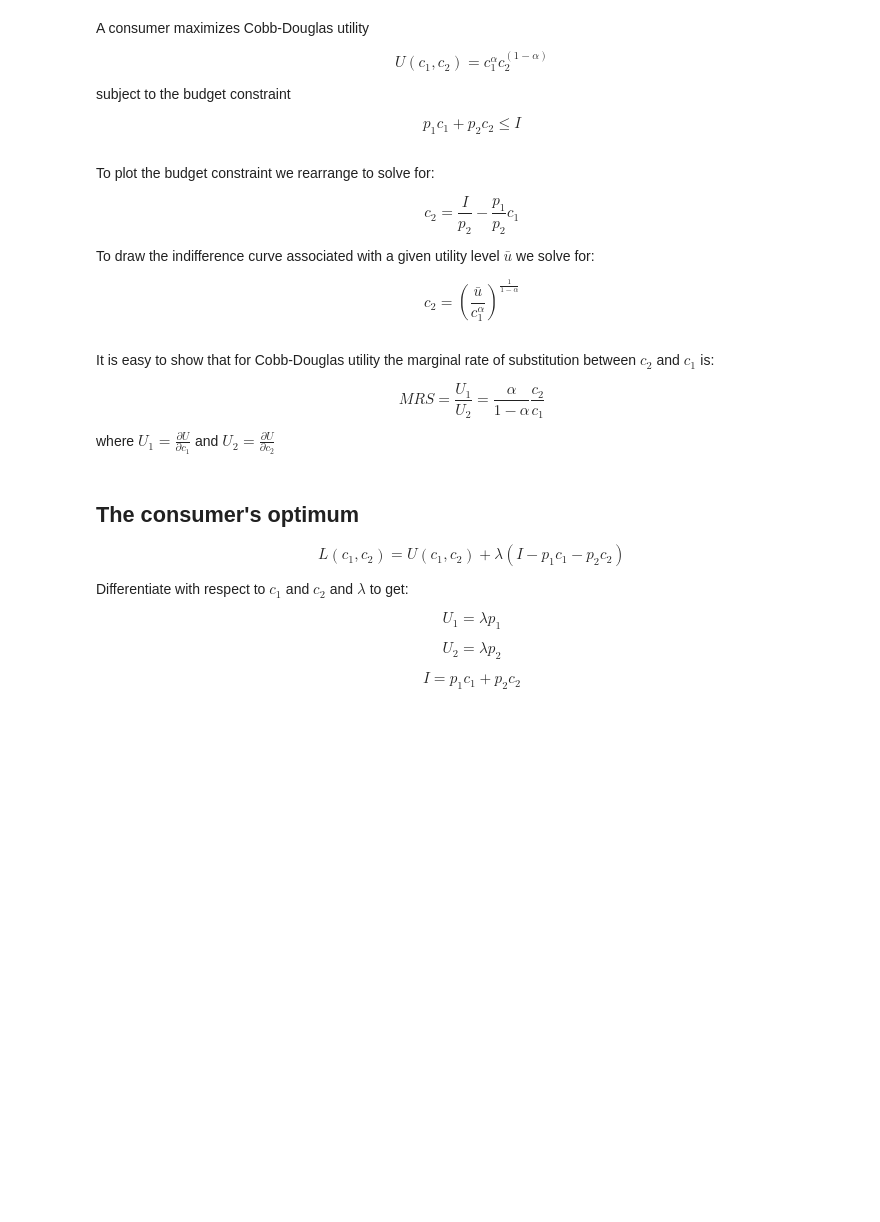
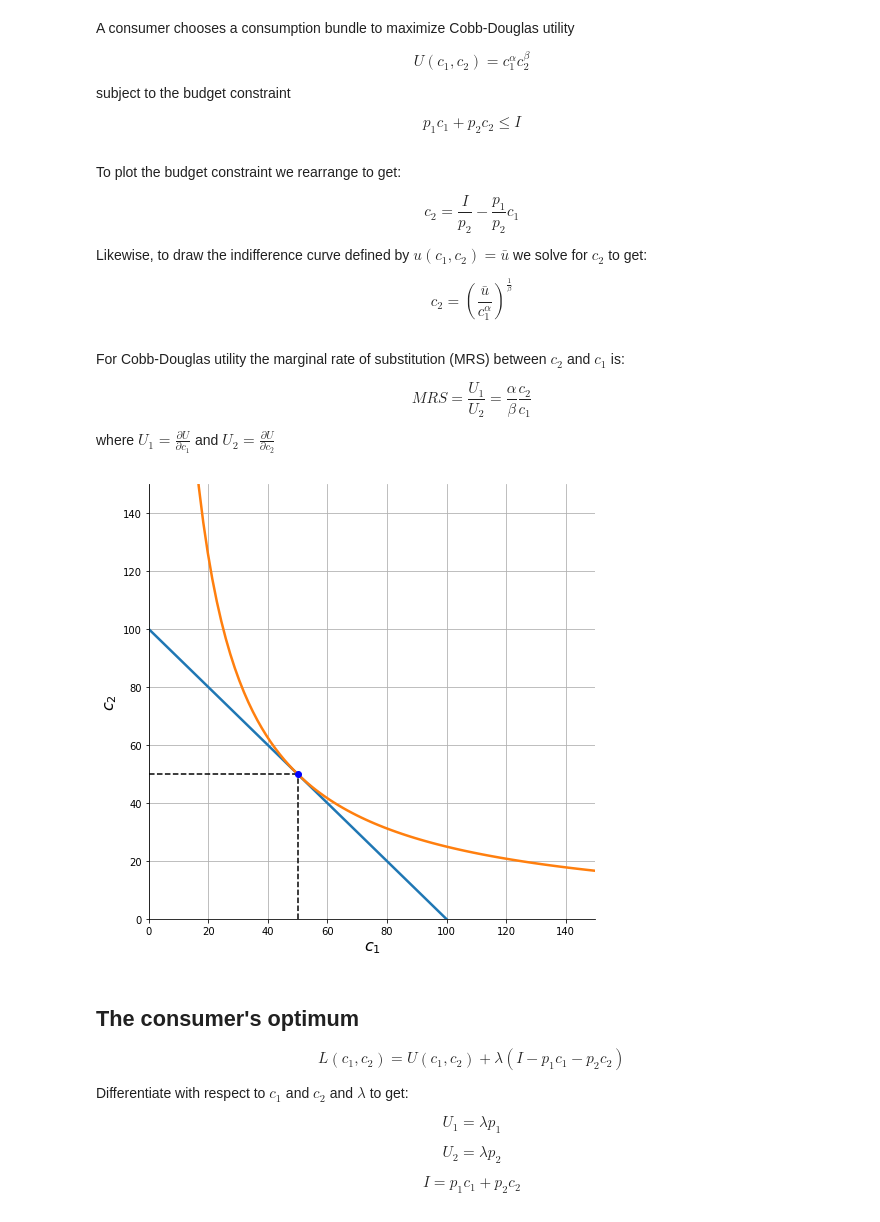
Before and after one commit to jhconning/Dev-II, a Jupyter notebook: notebooks/consume_opt1.ipynb, the cells around one changed output. Cells and saved outputs as stored; diff of their text form; code cells hidden in the pictures; blank space fills up the shorter version.

```diff
--- a/notebooks/consume_opt1.ipynb
+++ b/notebooks/consume_opt1.ipynb
@@ -7,22 +9,22 @@ We first solve for the simplest generic consumer maximization problem over two g
 # %% [markdown]
-A consumer maximizes Cobb-Douglas utility
+A consumer chooses a consumption bundle to maximize Cobb-Douglas utility
 
-$$U(c_1,c_2) = c_1^\alpha c_2^{(1-\alpha)}$$
+$$U(c_1,c_2) = c_1^\alpha c_2^{\beta}$$
 
 subject to the budget constraint
 
 $$p_1 c_1 + p_2 c_2 \leq I $$
 # %% [markdown]
-To plot the budget constraint we rearrange to solve for:
+To plot the budget constraint we rearrange to get:
 
 $$c_2 = \frac{I}{p_2} - \frac{p_1}{p_2} c_1$$
 
-To draw the indifference curve associated with a given utility level $\bar u$ we solve for:
+Likewise, to draw the indifference curve defined by $u(c_1,c_2) = \bar u$ we solve for $c_2$ to get:
 
-$$c_2 = \left( \frac{\bar u}{c_1^\alpha}\right)^\frac{1}{1 - \alpha}$$
+$$c_2 = \left( \frac{\bar u}{c_1^\alpha}\right)^\frac{1}{\beta}$$
 # %% [markdown]
-It is easy to show that for Cobb-Douglas utility the marginal rate of substitution between $c_2$ and $c_1$ is:
+For Cobb-Douglas utility the marginal rate of substitution (MRS) between $c_2$ and $c_1$ is:
 
-$$MRS = \frac{U_1}{U_2} = \frac{\alpha}{1-\alpha} \frac{c_2}{c_1}$$
+$$MRS = \frac{U_1}{U_2} = \frac{\alpha}{\beta} \frac{c_2}{c_1}$$
 
 where $U_1 =\frac{\partial U}{\partial c_1}$ and $U_2 =\frac{\partial U}{\partial c_2}$
@@ -43,3 +31,7 @@ def indif(c1, ubar, alpha):
+# %%
+consume_plot()
+# %% [output]
+[figure, added]
 # %% [markdown]
 ## The consumer's optimum
 
```
Also changed, not shown: parts of 44 cells of this notebook.
